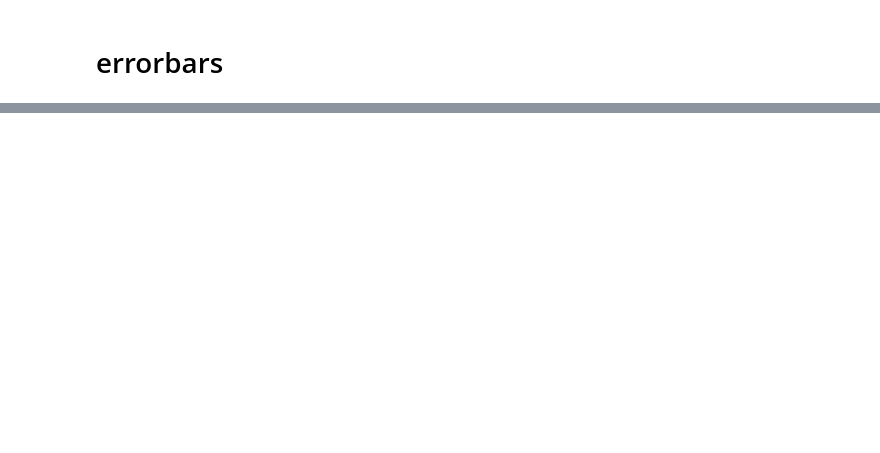
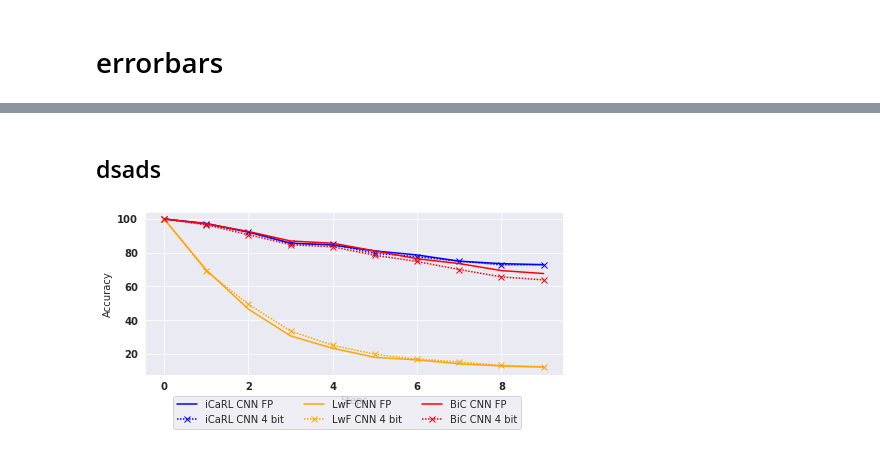
Before and after one commit to Intelligent-Microsystems-Lab/QuantizedCIL, a Jupyter notebook: plotting.ipynb, the cells around one changed output, grey strips where cells are left out. Cells and saved outputs as stored; diff of their text form; code cells hidden in the pictures; blank space fills up the shorter version.

```diff
--- a/plotting.ipynb
+++ b/plotting.ipynb
@@ -300,0 +277,30 @@ with sns.axes_style('darkgrid'):
+# %% [markdown]
+## dsads
+# %%
+
+with sns.axes_style('darkgrid'):
+    fig, ax = plt.subplots( figsize=figsize)
+    ax.plot(np.arange(len(dsads_fp_icarl_cnn)), dsads_fp_icarl_cnn,
+            label='iCaRL CNN FP', color="blue")
+    ax.plot(np.arange(len(dsads_ours_icarl_cnn)), dsads_ours_icarl_cnn,
+            label='iCaRL CNN 4 bit', color="blue", marker='x', dashes=[1])
+    ax.plot(np.arange(len(dsads_fp_lwf_cnn)), dsads_fp_lwf_cnn,
+            label='LwF CNN FP', color="orange")
+    ax.plot(np.arange(len(dsads_ours_lwf)), dsads_ours_lwf,
+            label='LwF CNN 4 bit', color="orange", marker='x', dashes=[1])
+    ax.plot(np.arange(len(dsads_fp_bic_cnn)), dsads_fp_bic_cnn,
+            label='BiC CNN FP', color="red")
+    ax.plot(np.arange(len(dsads_ours_bic_cnn)), dsads_ours_bic_cnn,
+            label='BiC CNN 4 bit', color="red", marker='x', dashes=[1])
+    ax.set_xlabel('Steps',)
+    ax.set_ylabel('Accuracy')
+
+    fig.legend(loc='upper center', bbox_to_anchor=(0.5, 0.05), ncol=3)
+
+
+    for tick in ax.xaxis.get_major_ticks():
+      tick.label1.set_fontweight('bold')
+    for tick in ax.yaxis.get_major_ticks():
+      tick.label1.set_fontweight('bold')
+# %% [output]
+[figure, added]
```
Also changed, not shown: parts of 19 cells of this notebook, 1 other file.
